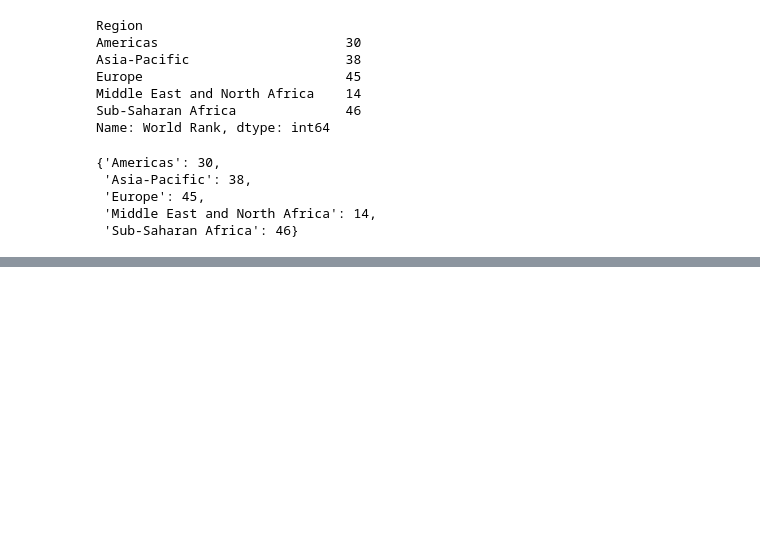
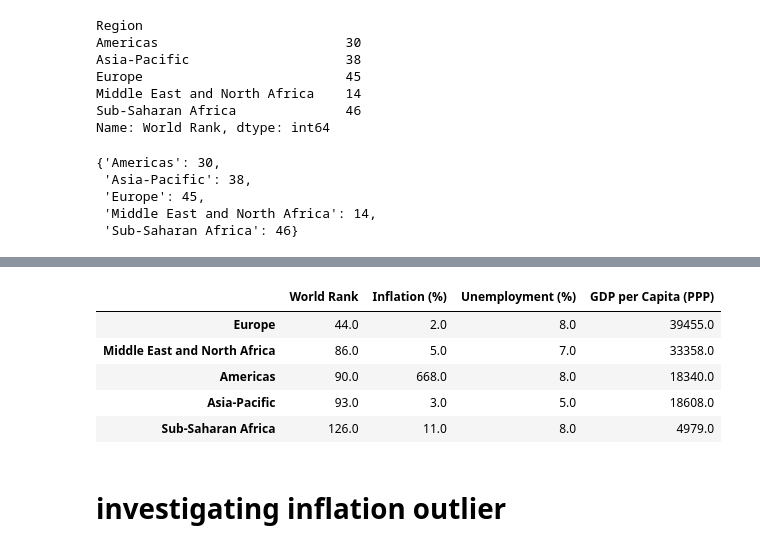
Before and after one commit to IgorComune/HeritageFoundation, a Jupyter notebook: Heritage Foundation Index.ipynb, the cells around one changed output, grey strips where cells are left out. Saved outputs shown, nothing was run; the diff lists cells and outputs as text; code cells hidden in the pictures; blank space fills up the shorter version.

```diff
--- a/Heritage Foundation Index.ipynb
+++ b/Heritage Foundation Index.ipynb
@@ -165,3 +163,6 @@ countries
  'Europe': 45,
  'Middle East and North Africa': 14,
  'Sub-Saharan Africa': 46}
+# %%
+r_rank = heritage2.groupby(['Region'])['World Rank'].mean().sort_values()
+r_rank
@@ -183,0 +181,3 @@ up no github
+# %%
+r_inflation = heritage2.groupby(['Region'])['Inflation (%)'].mean().sort_values()
+r_inflation
@@ -183,0 +192,3 @@ up no github
+# %%
+r_unemployment = heritage2.groupby(['Region'])['Unemployment (%)'].mean().sort_values()
+r_unemployment
@@ -183,0 +203,3 @@ up no github
+# %%
+r_gdp = heritage2.groupby(['Region'])['GDP per Capita (PPP)'].mean().sort_values()
+r_gdp
@@ -183,0 +214,13 @@ up no github
+# %%
+df1 = pd.DataFrame([r_rank,r_inflation,r_unemployment,r_gdp])
+df1_transposed = df1.transpose().round(decimals=0)
+df1_transposed
+# %% [output]
+|  | World Rank | Inflation (%) | Unemployment (%) | GDP per Capita (PPP) |
+| Europe | 44.0 | 2.0 | 8.0 | 39455.0 |
+| Middle East and North Africa | 86.0 | 5.0 | 7.0 | 33358.0 |
+| Americas | 90.0 | 668.0 | 8.0 | 18340.0 |
+| Asia-Pacific | 93.0 | 3.0 | 5.0 | 18608.0 |
+| Sub-Saharan Africa | 126.0 | 11.0 | 8.0 | 4979.0 |
+# %% [markdown]
+# investigating inflation outlier
```
Also changed, not shown: parts of 18 cells of this notebook, 1 other file.
